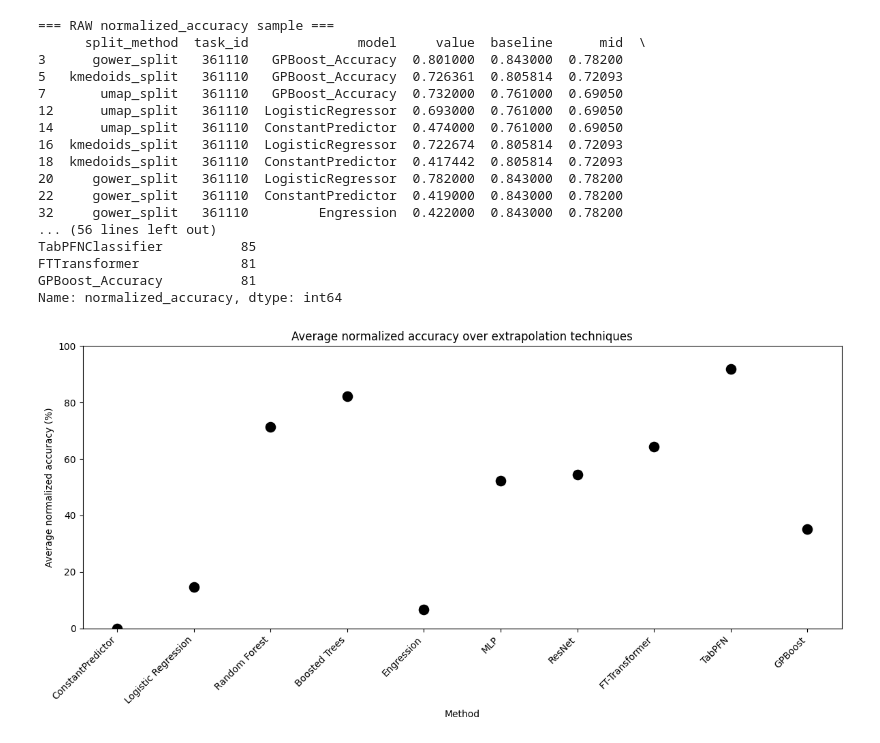
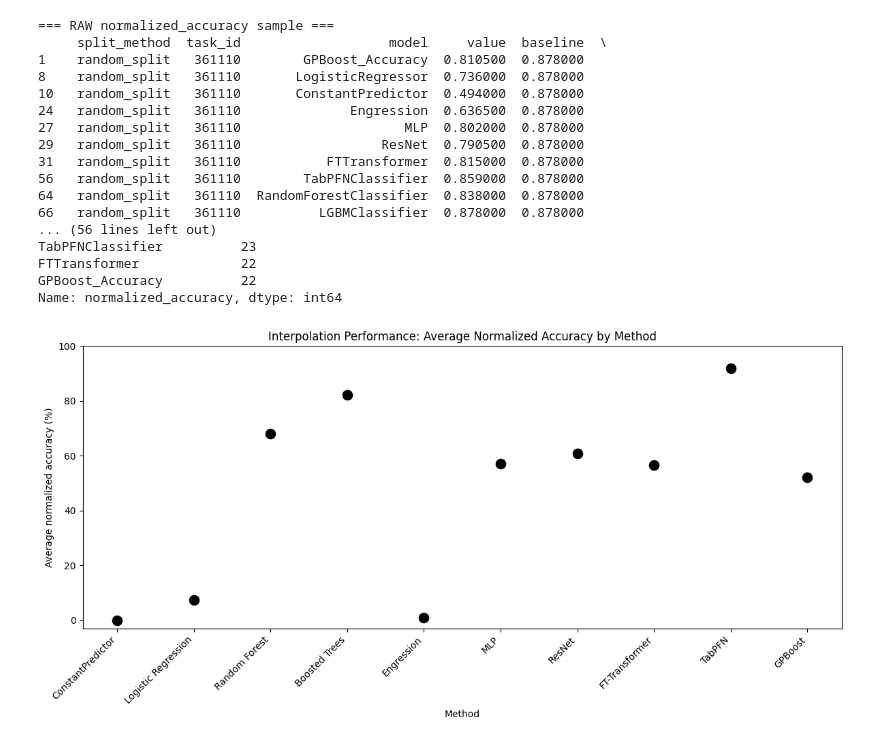
Before and after one commit to alicestratula/master_thesis, a Jupyter notebook: analysis/normalized_accuracy_IP_ACC.ipynb, the cells around one changed output. Drawn from its saved outputs; the diff is of its cells as text; code cells hidden in the pictures.

```diff
--- a/analysis/normalized_accuracy_IP_ACC.ipynb
+++ b/analysis/normalized_accuracy_IP_ACC.ipynb
@@ -12,11 +12,9 @@ metric = "Accuracy"
 df = df[df["metric"] == metric]
 #df = df[df['suite_id'] == 336]
 
-splits = [s for s in df["split_method"].unique() if s.lower() != "random_split"]
-
 method_order = [
     'ConstantPredictor', 'LogisticRegressor' , 'RandomForestClassifier', 'RandomForestRegressor', 'LGBMClassifier', 'LGBMRegressor',
-    'Engression', 'MLP', 'ResNet', 'FTTransformer', 'TabPFNClassifier', 'GPBoost_Accuracy'
+    'Engression', 'MLP', 'ResNet', 'FTTransformer', 'TabPFNClassifier', 'GPBoost_Accuracy', 'GPBoost_LogLoss', 'GPBoost_RMSE', 'GPBoost_CRPS'
 ]
 rename_map = {
     'RandomForestClassifier': 'Random Forest',
@@ -26,10 +24,16 @@ rename_map = {
     'FTTransformer': 'FT-Transformer',
     'LogisticRegressor': 'Logistic Regression',
     'TabPFNClassifier': 'TabPFN',
-    'GPBoost_Accuracy': 'GPBoost'
+    'GPBoost_Accuracy': 'GPBoost',
+    'GPBoost_LogLoss': 'GPBoost',
+    'GPBoost_RMSE': 'GPBoost',
+    'GPBoost_CRPS': 'GPBoost',
 }
 
 # 3) Extract unique suites, metrics, and extrapolation methods
 suites  = df['suite_id'].unique()
 metrics = df['metric'].unique()
 methods = df['split_method'].unique()
+
+df = df[df["metric"] == "Accuracy"]
+df = df[df["split_method"] == "random_split"]
@@ -94,7 +40,3 @@ for split in splits:
-# %%
-df = df[df["metric"] == "Accuracy"]
-
-df = df[df["split_method"] != "random_split"]
 # %%
 # helper to get the 3rd‐largest (or worst if <3)
 def third_largest(s: pd.Series) -> float:
@@ -168,48 +110,48 @@ rename_map = {
     'FTTransformer':        'FT-Transformer',
     'LogisticRegressor':   'Logistic Regression',
     'TabPFNClassifier':     'TabPFN',
     'GPBoost_Accuracy':     'GPBoost'
 }
 overall['Method'] = overall['model'].map(rename_map).fillna(overall['model'])
 
 plt.figure(figsize=(12,6))
 sns.scatterplot(
     data=overall,
     x='Method',
     y='Mean',
     color='black',
     s=150
 )
 plt.xticks(rotation=45, ha='right')
 plt.ylabel('Average normalized accuracy (%)')
 plt.xlabel('Method')
-plt.title('Average normalized accuracy over extrapolation techniques')
-plt.ylim(0, 100)
+plt.title('Interpolation Performance: Average Normalized Accuracy by Method')
+plt.ylim(-3, 100)
 plt.tight_layout()
 
 os.makedirs('PICTURES', exist_ok=True)
-fname = f"PICTURES/avg_normalized_acc_over_extrapolation_{metric}.png"
+fname = f"PICTURES/avg_normalized_acc_over_interpolation_{metric}.png"
 plt.savefig(
     fname,
     bbox_inches='tight'
 )
 plt.show()
 # %% [output]
 === RAW normalized_accuracy sample ===
-      split_method  task_id              model     value  baseline      mid  \
-3      gower_split   361110   GPBoost_Accuracy  0.801000  0.843000  0.78200
-5   kmedoids_split   361110   GPBoost_Accuracy  0.726361  0.805814  0.72093
-7       umap_split   361110   GPBoost_Accuracy  0.732000  0.761000  0.69050
-12      umap_split   361110  LogisticRegressor  0.693000  0.761000  0.69050
-14      umap_split   361110  ConstantPredictor  0.474000  0.761000  0.69050
-16  kmedoids_split   361110  LogisticRegressor  0.722674  0.805814  0.72093
-18  kmedoids_split   361110  ConstantPredictor  0.417442  0.805814  0.72093
-20     gower_split   361110  LogisticRegressor  0.782000  0.843000  0.78200
-22     gower_split   361110  ConstantPredictor  0.419000  0.843000  0.78200
-32     gower_split   361110         Engression  0.422000  0.843000  0.78200
+     split_method  task_id                   model     value  baseline  \
+1    random_split   361110        GPBoost_Accuracy  0.810500  0.878000
+8    random_split   361110       LogisticRegressor  0.736000  0.878000
+10   random_split   361110       ConstantPredictor  0.494000  0.878000
+24   random_split   361110              Engression  0.636500  0.878000
+27   random_split   361110                     MLP  0.802000  0.878000
+29   random_split   361110                  ResNet  0.790500  0.878000
+31   random_split   361110           FTTransformer  0.815000  0.878000
+56   random_split   361110        TabPFNClassifier  0.859000  0.878000
+64   random_split   361110  RandomForestClassifier  0.838000  0.878000
+66   random_split   361110          LGBMClassifier  0.878000  0.878000
 ... (56 lines left out)
-TabPFNClassifier          85
-FTTransformer             81
-GPBoost_Accuracy          81
+TabPFNClassifier          23
+FTTransformer             22
+GPBoost_Accuracy          22
 Name: normalized_accuracy, dtype: int64
-[figure, old version]
+[figure, new version]
```
Also changed, not shown: parts of 1 cell of this notebook, 14 other files.
